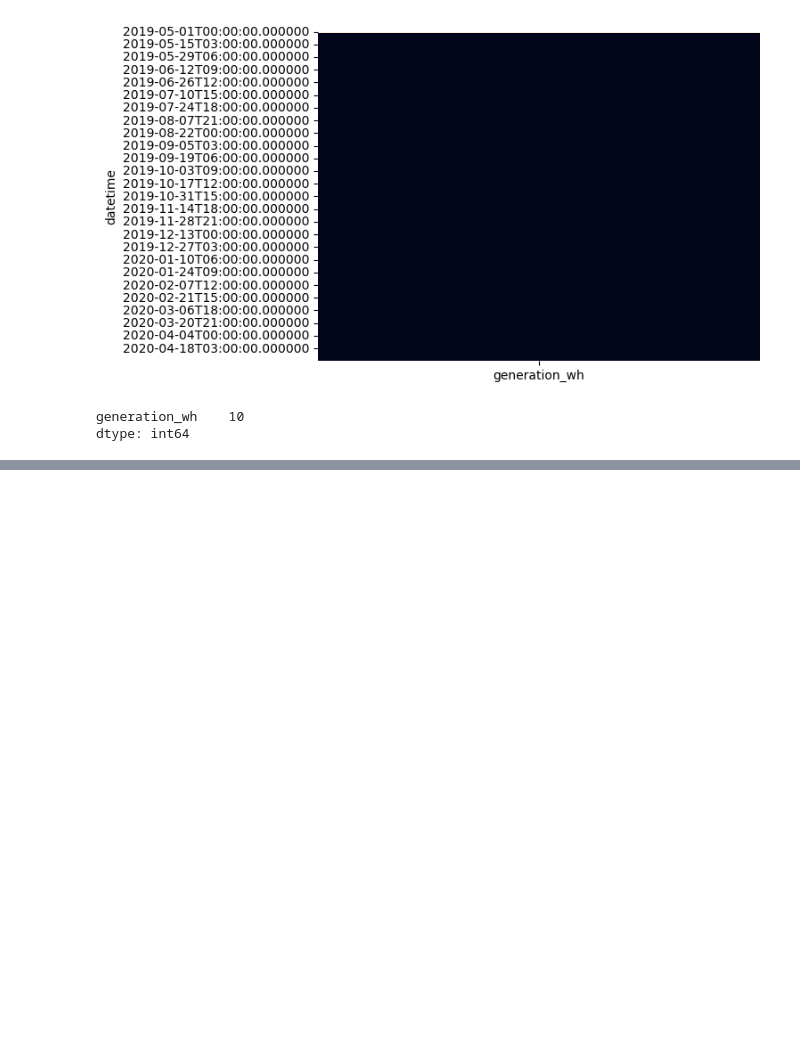
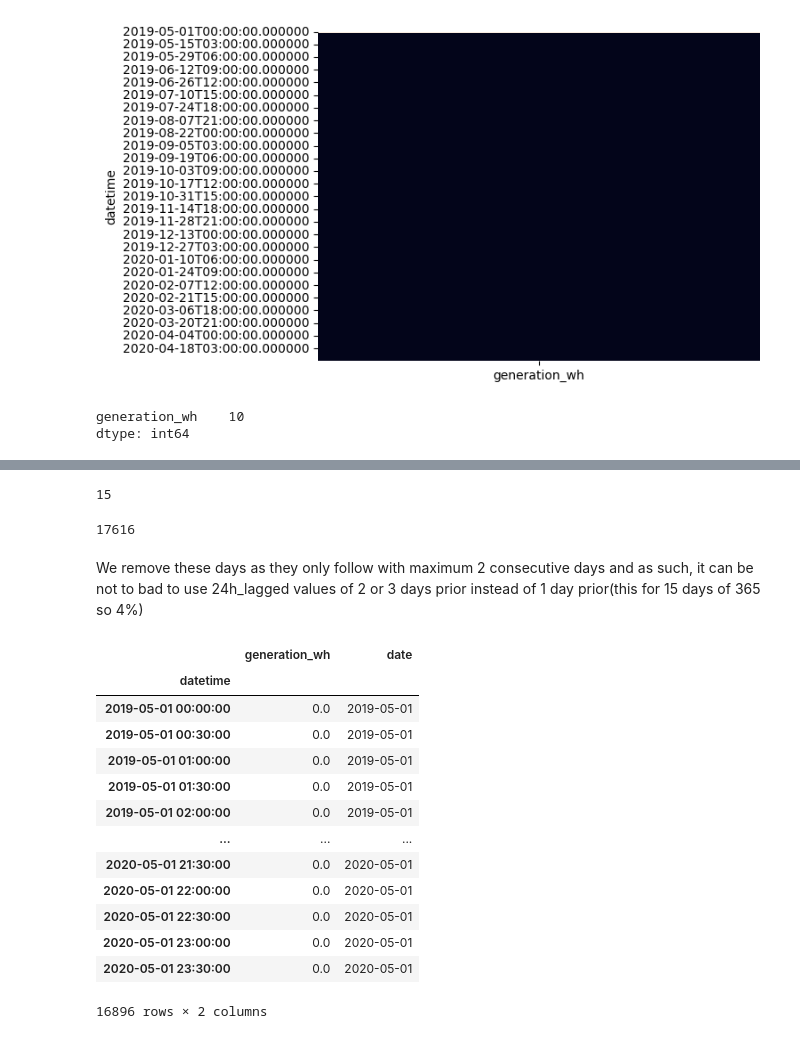
Before and after one commit to RobbeVDE/SolNet-2, a Jupyter notebook: UK_data_preparation.ipynb, the cells around one changed output, grey strips where cells are left out. Cells and saved outputs as stored; diff of their text form; code cells hidden in the pictures; blank space fills up the shorter version.

```diff
--- a/UK_data_preparation.ipynb
+++ b/UK_data_preparation.ipynb
@@ -152,0 +118,30 @@ dtype: int64
+# %%
+date = solar_generation.index.date
+grouped = solar_generation.groupby(date).sum()["generation_wh"]
+zero_days = list(grouped[grouped == 0].index)
+print(len(zero_days))
+len(solar_generation.index)
+# %% [output]
+15
+17616
+# %% [markdown]
+We remove these days as they only follow with maximum 2 consecutive days and as such, it can be not to bad to use 24h_lagged values of 2 or 3 days prior instead of 1 day prior(this for 15 days of 365 so 4%)
+# %%
+solar_generation['date'] = solar_generation.index.date
+solar_generation = solar_generation[~solar_generation.date.isin(zero_days)]
+solar_generation
+# %% [output]
+|  | generation_wh | date |
+| datetime |  |  |
+| 2019-05-01 00:00:00 | 0.0 | 2019-05-01 |
+| 2019-05-01 00:30:00 | 0.0 | 2019-05-01 |
+| 2019-05-01 01:00:00 | 0.0 | 2019-05-01 |
+| 2019-05-01 01:30:00 | 0.0 | 2019-05-01 |
+| 2019-05-01 02:00:00 | 0.0 | 2019-05-01 |
+| ... | ... | ... |
+| 2020-05-01 21:30:00 | 0.0 | 2020-05-01 |
+| 2020-05-01 22:00:00 | 0.0 | 2020-05-01 |
+| 2020-05-01 22:30:00 | 0.0 | 2020-05-01 |
+| 2020-05-01 23:00:00 | 0.0 | 2020-05-01 |
+| 2020-05-01 23:30:00 | 0.0 | 2020-05-01 |
+16896 rows × 2 columns
```
Also changed, not shown: parts of 6 cells of this notebook, 26 other files.
